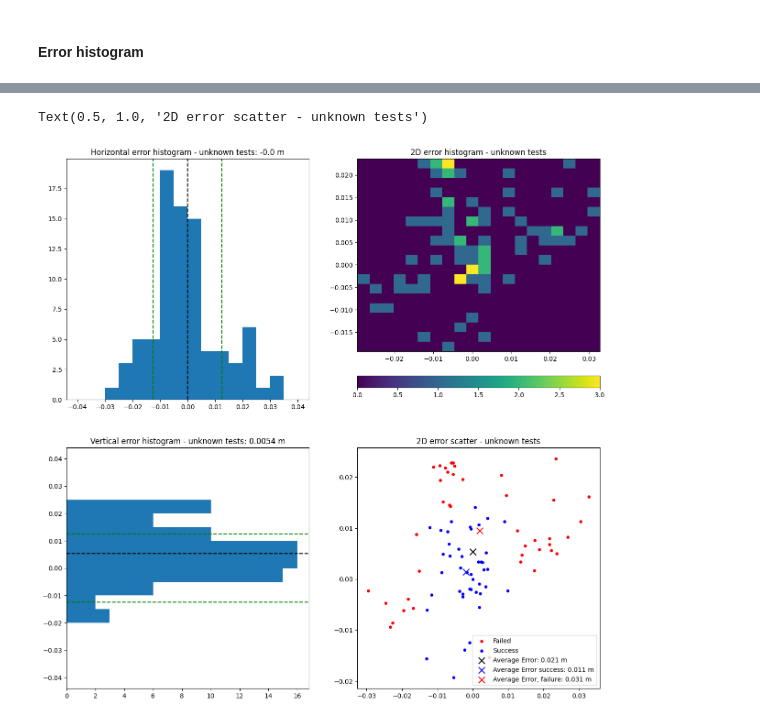
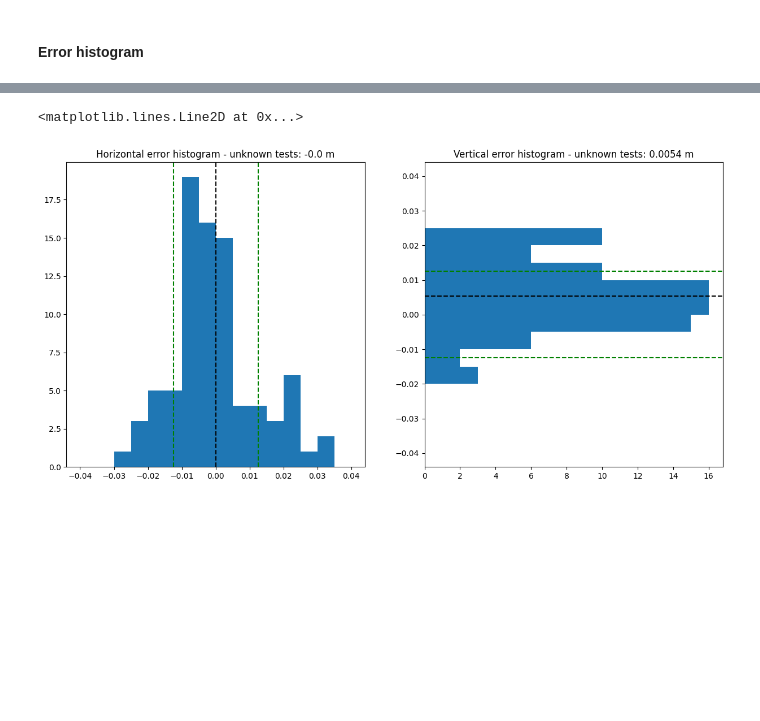
Before and after one commit to nicolas-duque/lerobot, a Jupyter notebook: lerobot/plots/eval_plots.ipynb, the cells around one changed output, grey strips where cells are left out. Drawn from its saved outputs; the diff is of its cells as text; code cells hidden in the pictures; blank space fills up the shorter version.

```diff
--- a/lerobot/plots/eval_plots.ipynb
+++ b/lerobot/plots/eval_plots.ipynb
@@ -784,78 +745,42 @@ Text(0.5, 1.0, '2D error scatter - all tests')
 # %%
 ############UNKNOWN ERROR ANALYSIS############
 # Define bin width
 bins = np.arange(-0.04, 0.04+bin_width, bin_width)
 d_xy_unknown = d_xy[1::2,:,:]  # Select every second episode (unknown)
 d_xy_reshape = d_xy_unknown.transpose(0,2,1).reshape(-1, 3)
 succ_reshaped = success.reshape(-1, 7)
 selected_groups = succ_reshaped[1::2]
 succ_unknown = selected_groups.reshape(-1)
 
 avg_err_x_unknown = np.mean(d_xy_reshape[:, 1])
 avg_err_y_unknown = np.mean(d_xy_reshape[:, 0])
 avg_err_unknown = round(np.mean(np.linalg.norm(d_xy_reshape, axis=1)),3)
 
 avg_err_x_succ_unknown = np.mean(d_xy_reshape[succ_unknown == 1, 1])
 avg_err_y_succ_unknown = np.mean(d_xy_reshape[succ_unknown == 1, 0])
 avg_err_succ_unknown = round(np.mean(np.linalg.norm(d_xy_reshape[succ_unknown == 1], axis=1)),3)
 
 avg_err_x_failed_unknown = np.mean(d_xy_reshape[succ_unknown == 0, 1])
 avg_err_y_failed_unknown = np.mean(d_xy_reshape[succ_unknown == 0, 0])
 avg_err_failed_unknown = round(np.mean(np.linalg.norm(d_xy_reshape[succ_unknown == 0], axis=1)),3)
 
-fig6, axs6 = plt.subplots(2,2, figsize=(15, 15))
+fig6, axs6 = plt.subplots(1,2, figsize=(15, 7))
 
 
-axs6[0,0].hist(d_xy_unknown[:,1,:].flatten(), bins=bins)
-axs6[0,0].set_title("Horizontal error histogram - unknown tests: "+str(round(avg_err_x_unknown,4)) + " m")
-axs6[0,0].axvline(0.0125, color='green', linestyle='--')
-axs6[0,0].axvline(-0.0125, color='green', linestyle='--')
-axs6[0,0].axvline(avg_err_x_unknown, color='black', linestyle='--')
+axs6[0].hist(d_xy_unknown[:,1,:].flatten(), bins=bins)
+axs6[0].set_title("Horizontal error histogram - unknown tests: "+str(round(avg_err_x_unknown,4)) + " m")
+axs6[0].axvline(0.0125, color='green', linestyle='--')
+axs6[0].axvline(-0.0125, color='green', linestyle='--')
+axs6[0].axvline(avg_err_x_unknown, color='black', linestyle='--')
 
-axs6[1,0].hist(d_xy_unknown[:,0,:].flatten(), bins=bins, orientation='horizontal')
-axs6[1,0].set_title("Vertical error histogram - unknown tests: "+str(round(avg_err_y_unknown,4)) + " m")
-axs6[1,0].axhline(0.0125, color='green', linestyle='--')
-axs6[1,0].axhline(-0.0125, color='green', linestyle='--')
-axs6[1,0].axhline(avg_err_y_unknown, color='black', linestyle='--')
-
-h = axs6[0,1].hist2d(d_xy_unknown[:,1,:].flatten(), d_xy_unknown[:,0,:].flatten(), bins=20)
-axs6[0,1].set_title("2D error histogram - unknown tests")
-fig6.colorbar(h[3], ax=axs6[0,1], orientation='horizontal', fraction=0.1, pad=0.1)
-
-
-axs6[1,1].scatter(
-    d_xy_reshape[succ_unknown == 0, 1],
-    d_xy_reshape[succ_unknown == 0, 0],
-    s=15, color='red', label='Failed'
-)
-
-axs6[1,1].scatter(
-    d_xy_reshape[succ_unknown == 1, 1],
-    d_xy_reshape[succ_unknown == 1, 0],
-    s=15, color='blue', label='Success'
-)
-
-axs6[1,1].scatter(
-    avg_err_x_unknown, avg_err_y_unknown, marker='x',  # Average error point
-    s=100, color='black', label='Average Error: '+str(avg_err_unknown) + ' m'
-)
-
-axs6[1,1].scatter(
-    avg_err_x_succ_unknown, avg_err_y_succ_unknown, marker='x',  # Average error point
-    s=100, color='blue', label='Average Error success: '+str(avg_err_succ_unknown) + ' m'
-)
-
-axs6[1,1].scatter(
-    avg_err_x_failed_unknown, avg_err_y_failed_unknown, marker='x',  # Average error point
-    s=100, color='red', label='Average Error, failure: '+str(avg_err_failed_unknown) + ' m'
-)
-
-
-axs6[1,1].legend(loc='best')
-axs6[1,1].set_title("2D error scatter - unknown tests")
+axs6[1].hist(d_xy_unknown[:,0,:].flatten(), bins=bins, orientation='horizontal')
+axs6[1].set_title("Vertical error histogram - unknown tests: "+str(round(avg_err_y_unknown,4)) + " m")
+axs6[1].axhline(0.0125, color='green', linestyle='--')
+axs6[1].axhline(-0.0125, color='green', linestyle='--')
+axs6[1].axhline(avg_err_y_unknown, color='black', linestyle='--')
 # %% [output]
-Text(0.5, 1.0, '2D error scatter - unknown tests')
+<matplotlib.lines.Line2D at 0x...>
-[figure, old version]
+[figure, new version]
 # %%
     ############KNOWN ERROR ANALYSIS############
 # Define bin width
```
Also changed, not shown: parts of 3 cells of this notebook.
